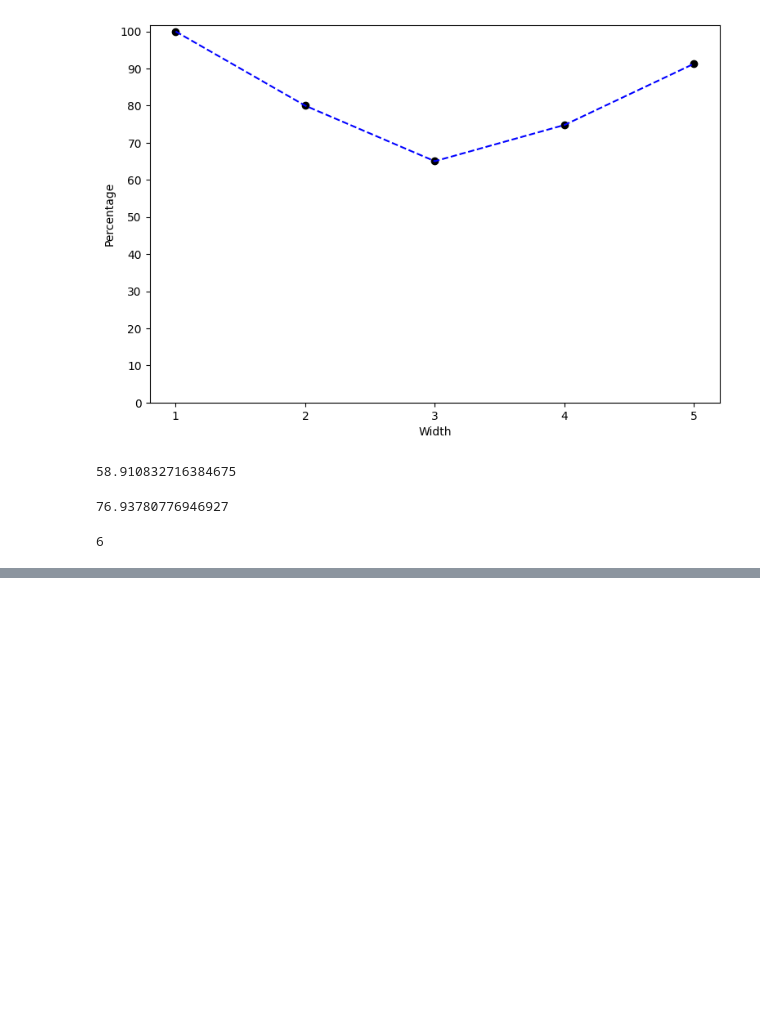
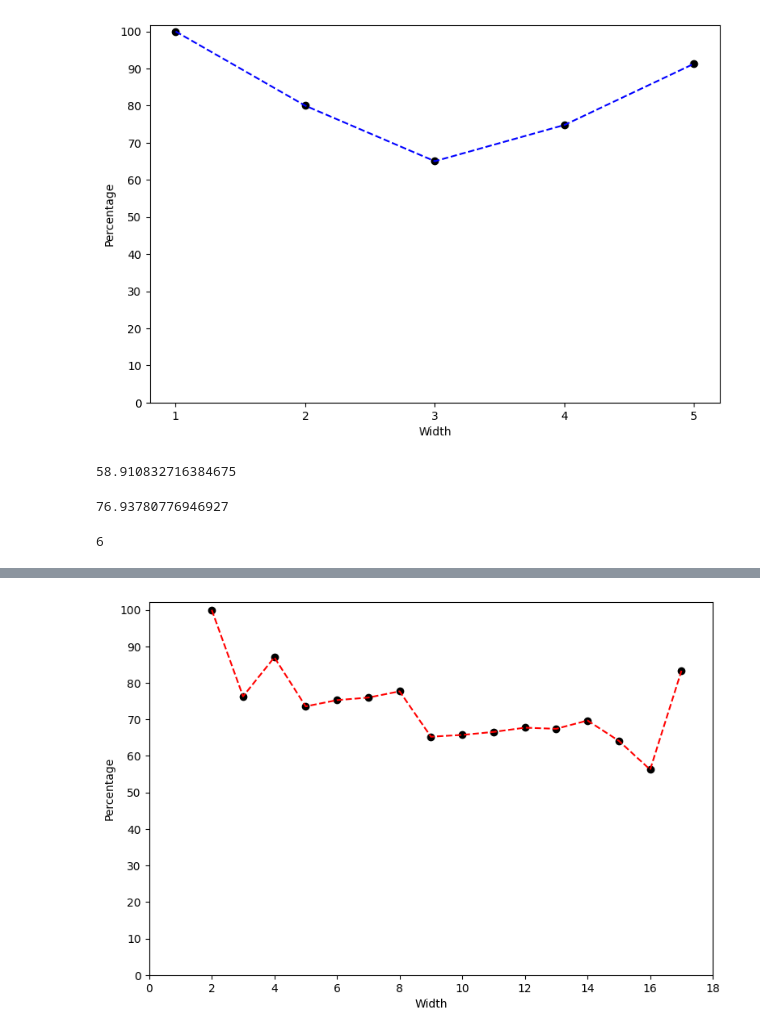
Before and after one commit to encarro12/TFG-Circuit-Complexity, a Jupyter notebook: Experiments/Jupyter notebooks/test_circuits_x1andx2.ipynb, the cells around one changed output, grey strips where cells are left out. Drawn from its saved outputs; the diff is of its cells as text; code cells hidden in the pictures; blank space fills up the shorter version.

```diff
--- a/Experiments/Jupyter notebooks/test_circuits_x1andx2.ipynb
+++ b/Experiments/Jupyter notebooks/test_circuits_x1andx2.ipynb
@@ -180,0 +206,19 @@ circuits_poison_50 = pd.read_csv('circuits x1 AND x2 poison 50 gates.csv')
+# %%
+# Compare the number of 1s in x1 AND x2 with x3 AND x4 with respect the size of the circuit
+fig, ax = plt.subplots(figsize=(9,6))
+
+X = np.array(list(set(circuits_branch_50["width"])))
+Y = np.array([len(circuits_branch_50[(circuits_branch_50["width"] == width) & (circuits_branch_50["x1 AND x2"] >= circuits_branch_50["x3 AND x4"])]) * 100 /
+              len(circuits_branch_50[circuits_branch_50["width"] == width]) for width in X])
+
+plt.plot(X, Y, 'r--')
+plt.scatter(X, Y, color='black')
+
+plt.xticks(np.arange(0, max(X) + 2, 2))
+plt.yticks(np.arange(0,110,10))
+
+plt.xlabel("Width")
+plt.ylabel("Percentage")
+plt.show()
+# %% [output]
+[figure, added]
```
Also changed, not shown: parts of 16 cells of this notebook, 1 other file.
